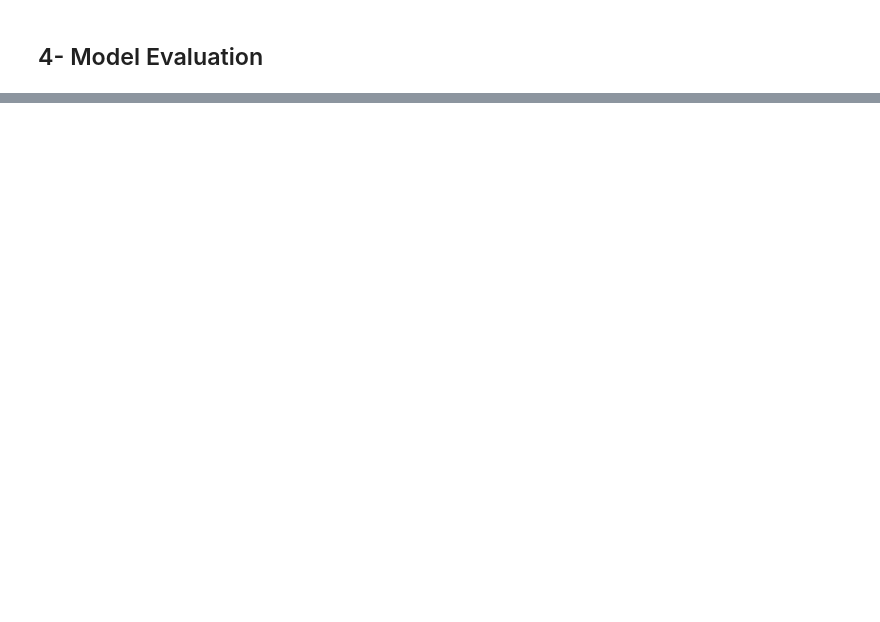
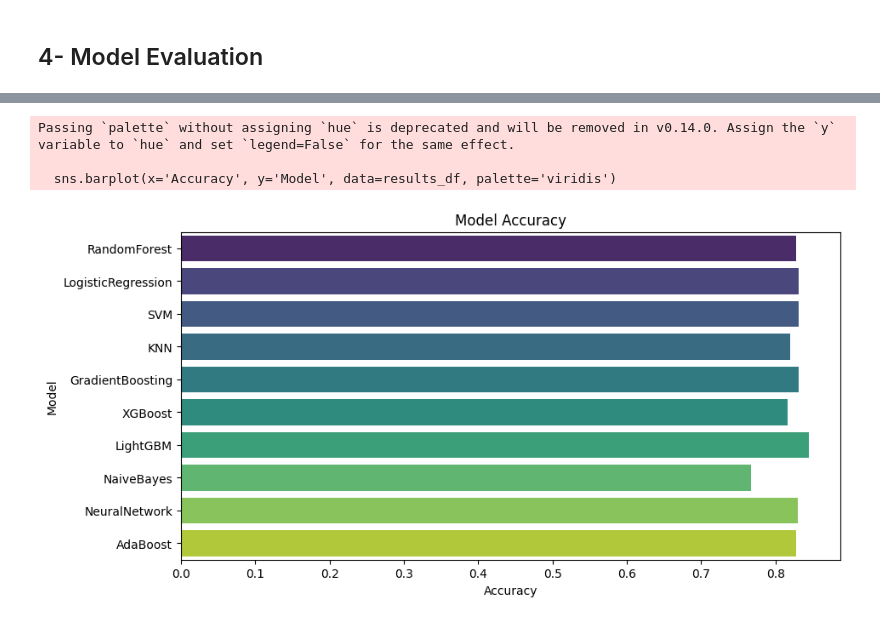
Before and after one commit to LyesHADJAR/CodeAlpha_credit_scoring_model, a Jupyter notebook: experimental.ipynb, the cells around one changed output, grey strips where cells are left out. Drawn from its saved outputs; the diff is of its cells as text; code cells hidden in the pictures; blank space fills up the shorter version.

Commit message:
Added multiple models to the notebook

```diff
--- a/experimental.ipynb
+++ b/experimental.ipynb
@@ -53,5 +121,0 @@ X_train, X_test, y_train, y_test = train_test_split(X, y, test_size=0.2, random_
-# %%
-# Standerized the data
-scaler = StandardScaler()
-X_train = scaler.fit_transform(X_train)
-X_test = scaler.transform(X_test)
@@ -61,4 +121,0 @@ classifier = RandomForestClassifier()
-# %%
-# Training the model
-classifier.fit(X_train, y_train)
-prediction = classifier.predict(X_test)
@@ -70,0 +164,18 @@ print("Classification Report:\n", classification_report(y_test, prediction))
+# %%
+models = [model1, model2, model3, model4, model5, model6, model7, model8, model9, model10]
+accuracy = [accuracy_score(y_test, model.predict(X_test)) for model in models]
+
+
+# Create a dictionary of model names and their accuracies
+accuracies = {
+    'RandomForest': accuracy[0],
+    'LogisticRegression': accuracy[1],
+    'SVM': accuracy[2],
+    'KNN': accuracy[3],
+    'GradientBoosting': accuracy[4],
+    'XGBoost': accuracy[5],
+    'LightGBM': accuracy[6],
+    'NaiveBayes': accuracy[7],
+    'NeuralNetwork': accuracy[8],
+    'AdaBoost': accuracy[9]
+}
@@ -70,0 +184,4 @@ print("Classification Report:\n", classification_report(y_test, prediction))
+# %%
+results_df = pd.DataFrame(list(accuracies.items()), columns=['Model', 'Accuracy'])
+results_table = results_df.sort_values(by='Accuracy', ascending=False)
+print(results_table)
@@ -70,0 +200,13 @@ print("Classification Report:\n", classification_report(y_test, prediction))
+# %%
+# plot the results
+plt.figure(figsize=(10, 5))
+sns.barplot(x='Accuracy', y='Model', data=results_df, palette='viridis')
+plt.title('Model Accuracy')
+plt.xlabel('Accuracy')
+plt.ylabel('Model')
+plt.show()
+# %% [output]
+Passing `palette` without assigning `hue` is deprecated and will be removed in v0.14.0. Assign the `y` variable to `hue` and set `legend=False` for the same effect.
+
+  sns.barplot(x='Accuracy', y='Model', data=results_df, palette='viridis')
+[figure, added]
```
Also changed, not shown: parts of 14 cells of this notebook.
